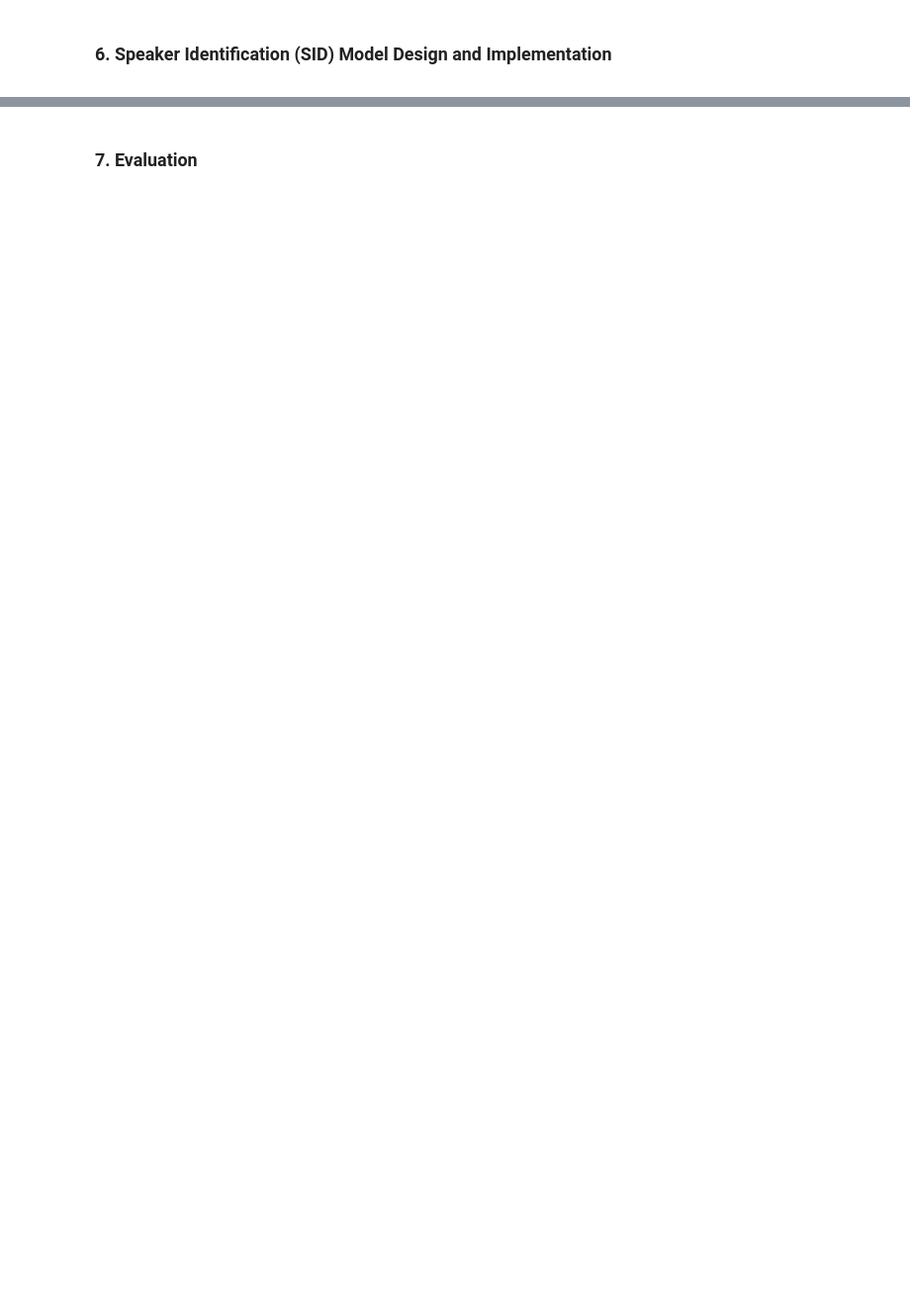
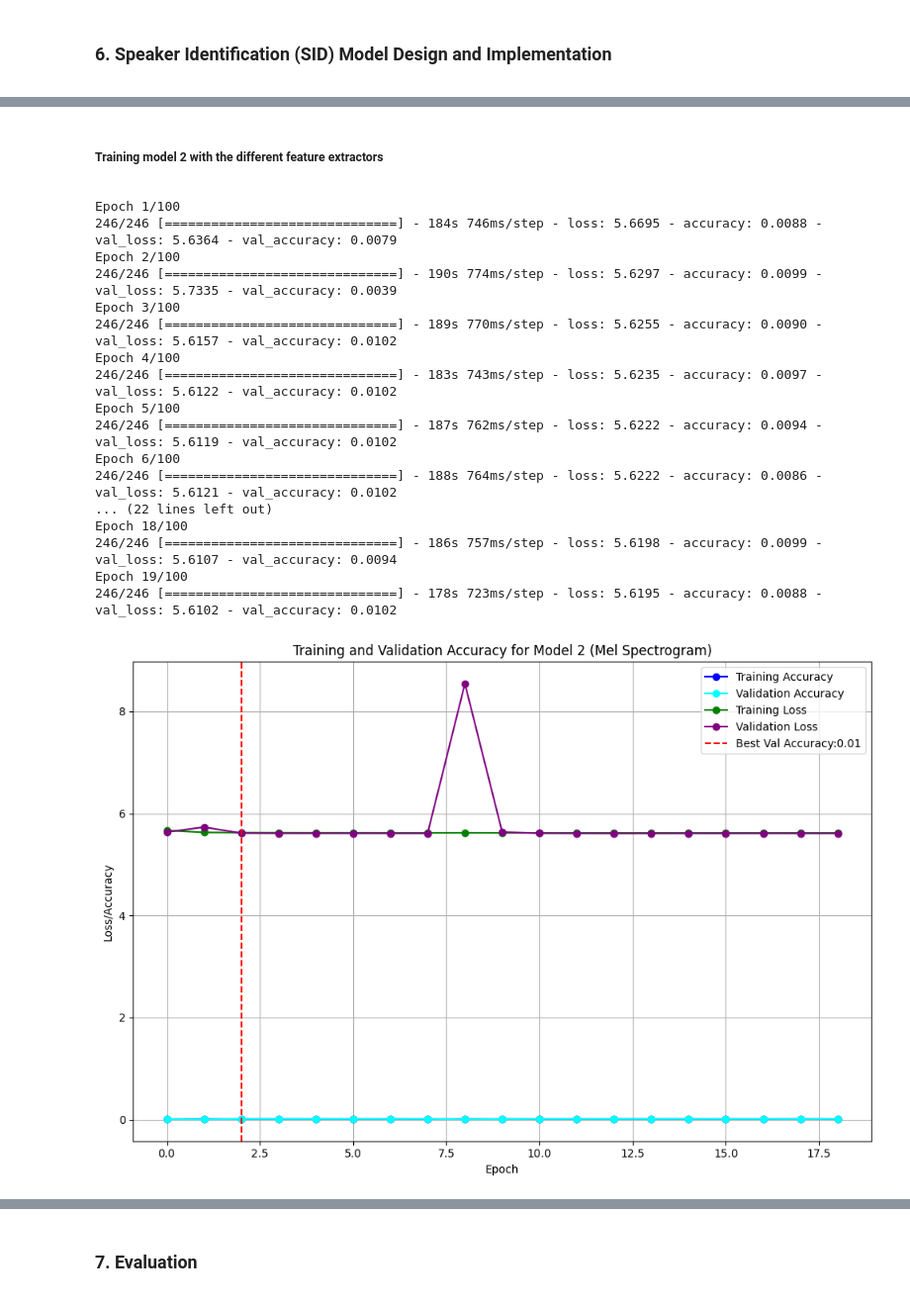
Before and after one commit to mbar0075/Speech-Technology, a Jupyter notebook: Assignment/App.ipynb, the cells around one changed output, grey strips where cells are left out. Shown at 99% size. Cells and saved outputs as stored; diff of their text form; code cells hidden in the pictures; blank space fills up the shorter version.

```diff
--- a/Assignment/App.ipynb
+++ b/Assignment/App.ipynb
@@ -543,0 +633,29 @@ plot_curves(history, 'accuracy', 'Training and Validation Accuracy')
+# %%
+# Defining the model architecture
+model2 = keras.Sequential([
+    keras.layers.Conv2D(64, (3, 3), activation='relu', input_shape=(128, 94, 1)),
+    keras.layers.Conv2D(128, (3, 3), activation='relu'),  # Increased depth
+    keras.layers.MaxPooling2D(pool_size=(2, 2)),
+    keras.layers.Conv2D(128, (3, 3), activation='relu'),  # Maintaining the depth
+    keras.layers.MaxPooling2D(pool_size=(2, 2)),
+    keras.layers.Reshape((30, 21 * 128)),
+    keras.layers.LSTM(64, return_sequences=True),
+    keras.layers.Flatten(),
+    keras.layers.BatchNormalization(),
+    keras.layers.Dropout(0.3),
+    keras.layers.Dense(NUM_CLASSES, activation='softmax')
+])
+
+# Setting the optimizer
+optimizer2 = keras.optimizers.Adam(learning_rate=0.0005)
+
+# Early stopping callback
+early_stopping2 = keras.callbacks.EarlyStopping(monitor='val_loss', patience=5, restore_best_weights=True)
+
+# Compiling the model
+model2.compile(optimizer=optimizer2,
+              loss='categorical_crossentropy',
+              metrics=['accuracy'])
+
+# Printing the model summary
+model2.summary()
@@ -543,0 +941,30 @@ plot_curves(history, 'accuracy', 'Training and Validation Accuracy')
+# %% [markdown]
+**<h5>Training model 2 with the different feature extractors</h5>**
+# %%
+# Training model 2 on the mel spectrogram
+history = model2.fit(x_train_mel, y_train_encoded_mel, validation_data=(x_val_mel, y_val_encoded_mel), epochs=100, batch_size=32, callbacks=[early_stopping2])
+
+# Saving the model
+model2.save('model2_mel.h5')
+
+# Plotting the training and validation curves
+plot_curves(history, 'accuracy', 'Training and Validation Accuracy for Model 2 (Mel Spectrogram)', do_save=True, save_path='model2_mel_accuracy.png')
+# %% [output]
+Epoch 1/100
+246/246 [==============================] - 184s 746ms/step - loss: 5.6695 - accuracy: 0.0088 - val_loss: 5.6364 - val_accuracy: 0.0079
+Epoch 2/100
+246/246 [==============================] - 190s 774ms/step - loss: 5.6297 - accuracy: 0.0099 - val_loss: 5.7335 - val_accuracy: 0.0039
+Epoch 3/100
+246/246 [==============================] - 189s 770ms/step - loss: 5.6255 - accuracy: 0.0090 - val_loss: 5.6157 - val_accuracy: 0.0102
+Epoch 4/100
+246/246 [==============================] - 183s 743ms/step - loss: 5.6235 - accuracy: 0.0097 - val_loss: 5.6122 - val_accuracy: 0.0102
+Epoch 5/100
+246/246 [==============================] - 187s 762ms/step - loss: 5.6222 - accuracy: 0.0094 - val_loss: 5.6119 - val_accuracy: 0.0102
+Epoch 6/100
+246/246 [==============================] - 188s 764ms/step - loss: 5.6222 - accuracy: 0.0086 - val_loss: 5.6121 - val_accuracy: 0.0102
+... (22 lines left out)
+Epoch 18/100
+246/246 [==============================] - 186s 757ms/step - loss: 5.6198 - accuracy: 0.0099 - val_loss: 5.6107 - val_accuracy: 0.0094
+Epoch 19/100
+246/246 [==============================] - 178s 723ms/step - loss: 5.6195 - accuracy: 0.0088 - val_loss: 5.6102 - val_accuracy: 0.0102
+[figure, added]
```
Also changed, not shown: parts of 69 cells of this notebook, 37 other files.
